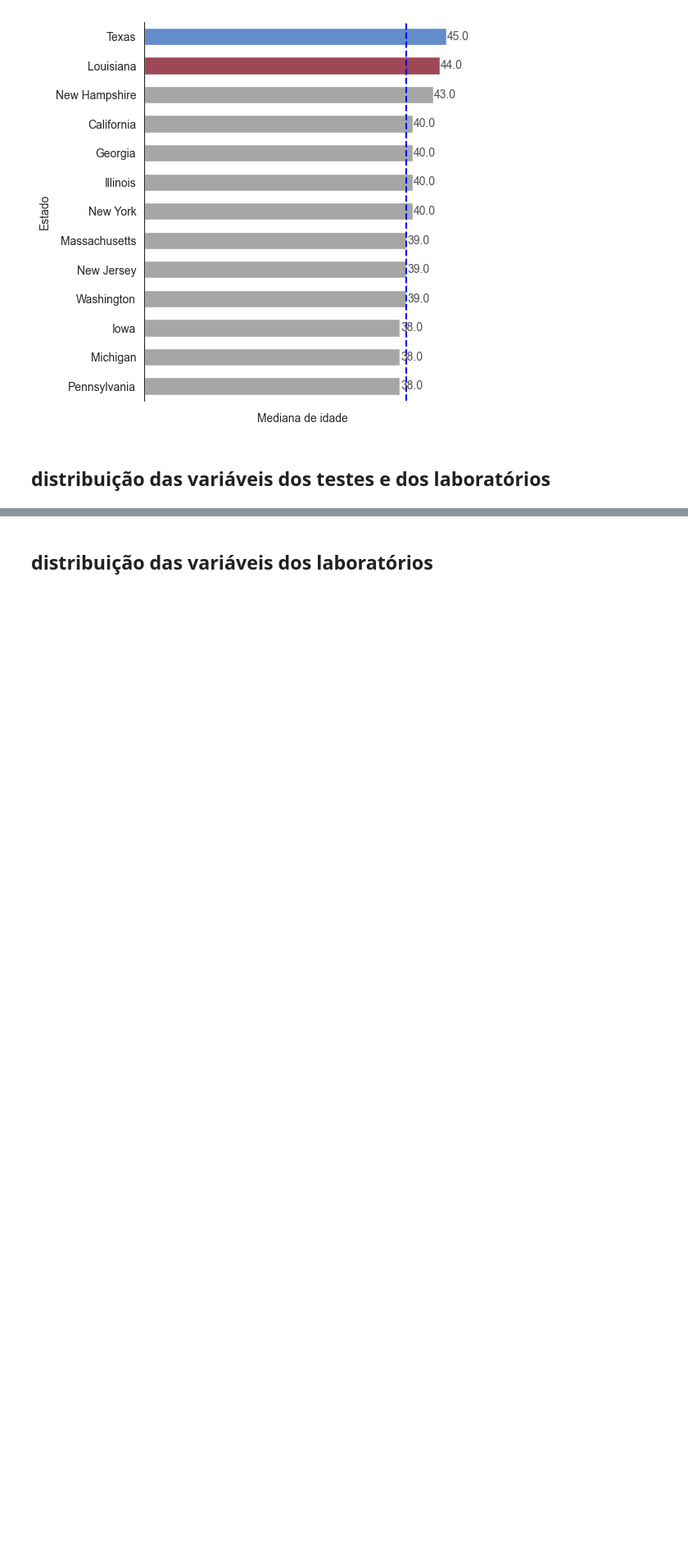
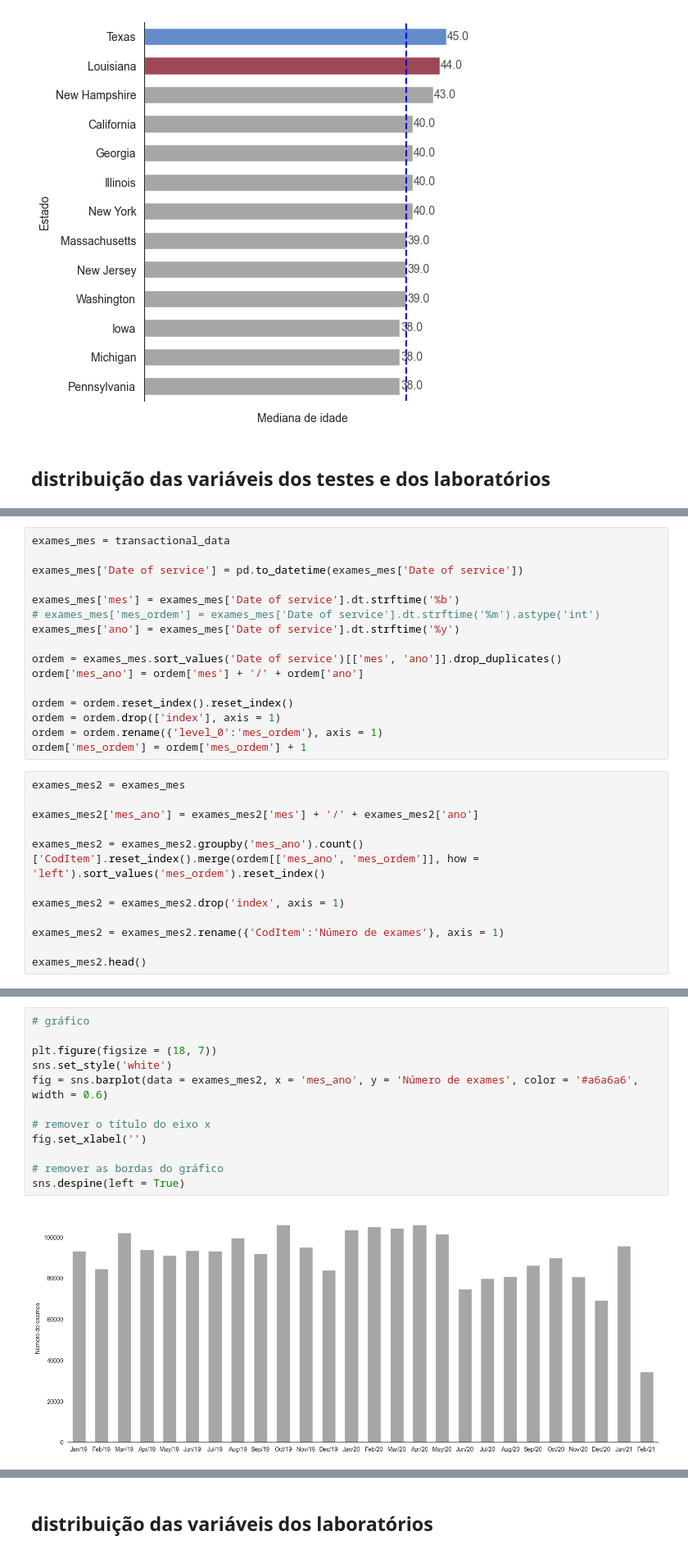
Before and after one commit to leticiafaria7/case-elogroup, a Jupyter notebook: 2_analise-exploratoria.ipynb, the cells around one changed output, grey strips where cells are left out. Shown at 82% size. Saved outputs shown, nothing was run; the diff lists cells and outputs as text; blank space fills up the shorter version.

```diff
--- a/2_analise-exploratoria.ipynb
+++ b/2_analise-exploratoria.ipynb
@@ -474,0 +477,28 @@ The default value of numeric_only in DataFrameGroupBy.median is deprecated. In a
+# %%
+exames_mes = transactional_data
+
+exames_mes['Date of service'] = pd.to_datetime(exames_mes['Date of service'])
+
+exames_mes['mes'] = exames_mes['Date of service'].dt.strftime('%b')
+# exames_mes['mes_ordem'] = exames_mes['Date of service'].dt.strftime('%m').astype('int')
+exames_mes['ano'] = exames_mes['Date of service'].dt.strftime('%y')
+
+ordem = exames_mes.sort_values('Date of service')[['mes', 'ano']].drop_duplicates()
+ordem['mes_ano'] = ordem['mes'] + '/' + ordem['ano']
+
+ordem = ordem.reset_index().reset_index()
+ordem = ordem.drop(['index'], axis = 1)
+ordem = ordem.rename({'level_0':'mes_ordem'}, axis = 1)
+ordem['mes_ordem'] = ordem['mes_ordem'] + 1
+# %%
+exames_mes2 = exames_mes
+
+exames_mes2['mes_ano'] = exames_mes2['mes'] + '/' + exames_mes2['ano']
+
+exames_mes2 = exames_mes2.groupby('mes_ano').count()['CodItem'].reset_index().merge(ordem[['mes_ano', 'mes_ordem']], how = 'left').sort_values('mes_ordem').reset_index()
+
+exames_mes2 = exames_mes2.drop('index', axis = 1)
+
+exames_mes2 = exames_mes2.rename({'CodItem':'Número de exames'}, axis = 1)
+
+exames_mes2.head()
@@ -474,0 +512,14 @@ The default value of numeric_only in DataFrameGroupBy.median is deprecated. In a
+# %%
+# gráfico
+
+plt.figure(figsize = (18, 7))
+sns.set_style('white')
+fig = sns.barplot(data = exames_mes2, x = 'mes_ano', y = 'Número de exames', color = '#a6a6a6', width = 0.6)
+
+# remover o título do eixo x
+fig.set_xlabel('')
+
+# remover as bordas do gráfico
+sns.despine(left = True)
+# %% [output]
+[figure, added]
```
Also changed, not shown: parts of 25 cells of this notebook.
